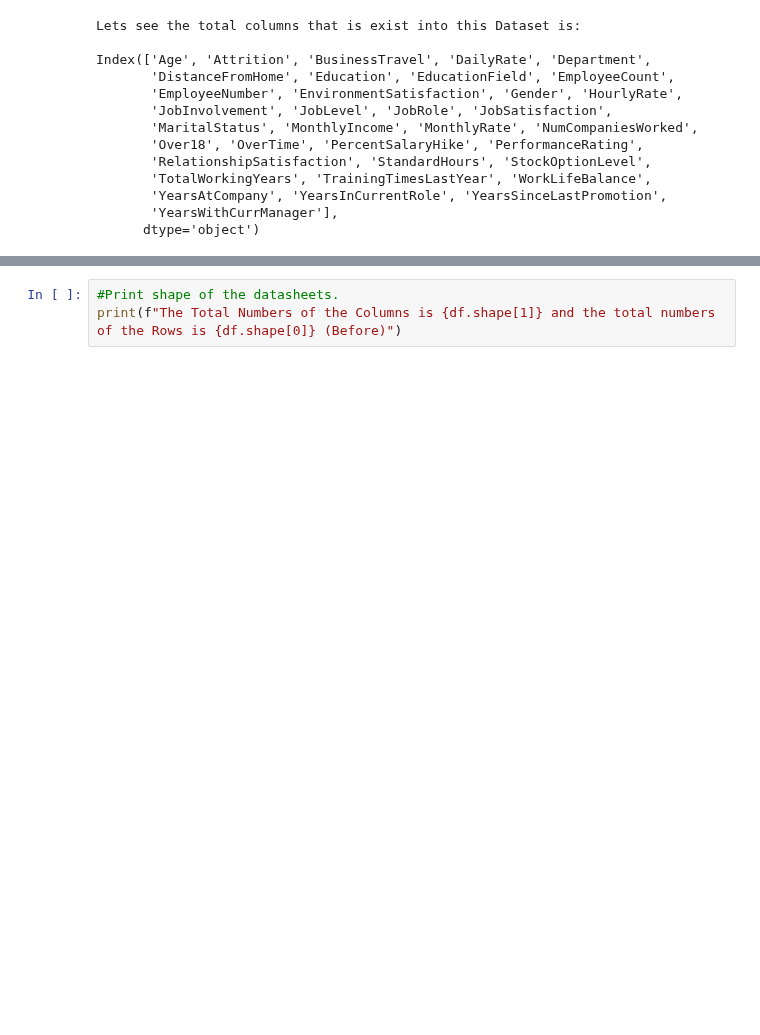
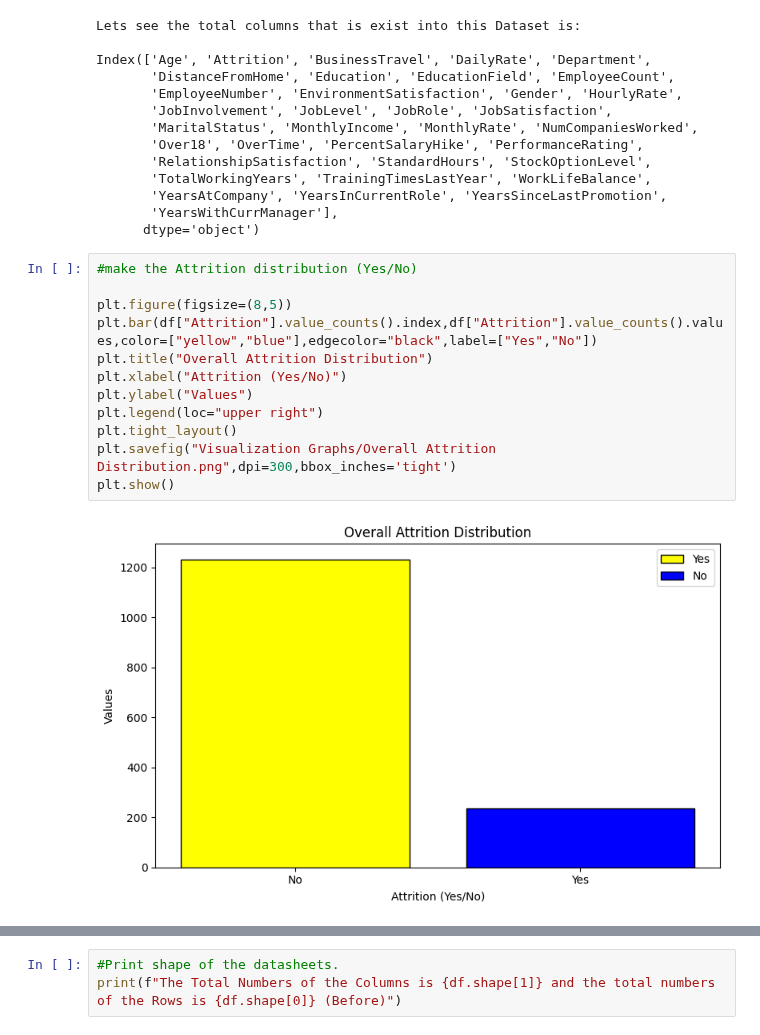
Before and after one commit to derravi/Employee_Attrition_Prediction_Using_Machine_Learning_-IBM_HR_Dataset-, a Jupyter notebook: Employee Attrition Prediction.ipynb, the cells around one changed output, grey strips where cells are left out. Saved outputs shown, nothing was run; the diff lists cells and outputs as text; blank space fills up the shorter version.

```diff
--- a/Employee Attrition Prediction.ipynb
+++ b/Employee Attrition Prediction.ipynb
@@ -48,3 +48,17 @@ Index(['Age', 'Attrition', 'BusinessTravel', 'DailyRate', 'Department',
        'YearsAtCompany', 'YearsInCurrentRole', 'YearsSinceLastPromotion',
        'YearsWithCurrManager'],
       dtype='object')
+# %%
+#make the Attrition distribution (Yes/No)
+
+plt.figure(figsize=(8,5))
+plt.bar(df["Attrition"].value_counts().index,df["Attrition"].value_counts().values,color=["yellow","blue"],edgecolor="black",label=["Yes","No"])
+plt.title("Overall Attrition Distribution")
+plt.xlabel("Attrition (Yes/No)")
+plt.ylabel("Values")
+plt.legend(loc="upper right")
+plt.tight_layout()
+plt.savefig("Visualization Graphs/Overall Attrition Distribution.png",dpi=300,bbox_inches='tight')
+plt.show()
+# %% [output]
+[figure, added]
```
Also changed, not shown: parts of 10 cells of this notebook, 9 other files.
